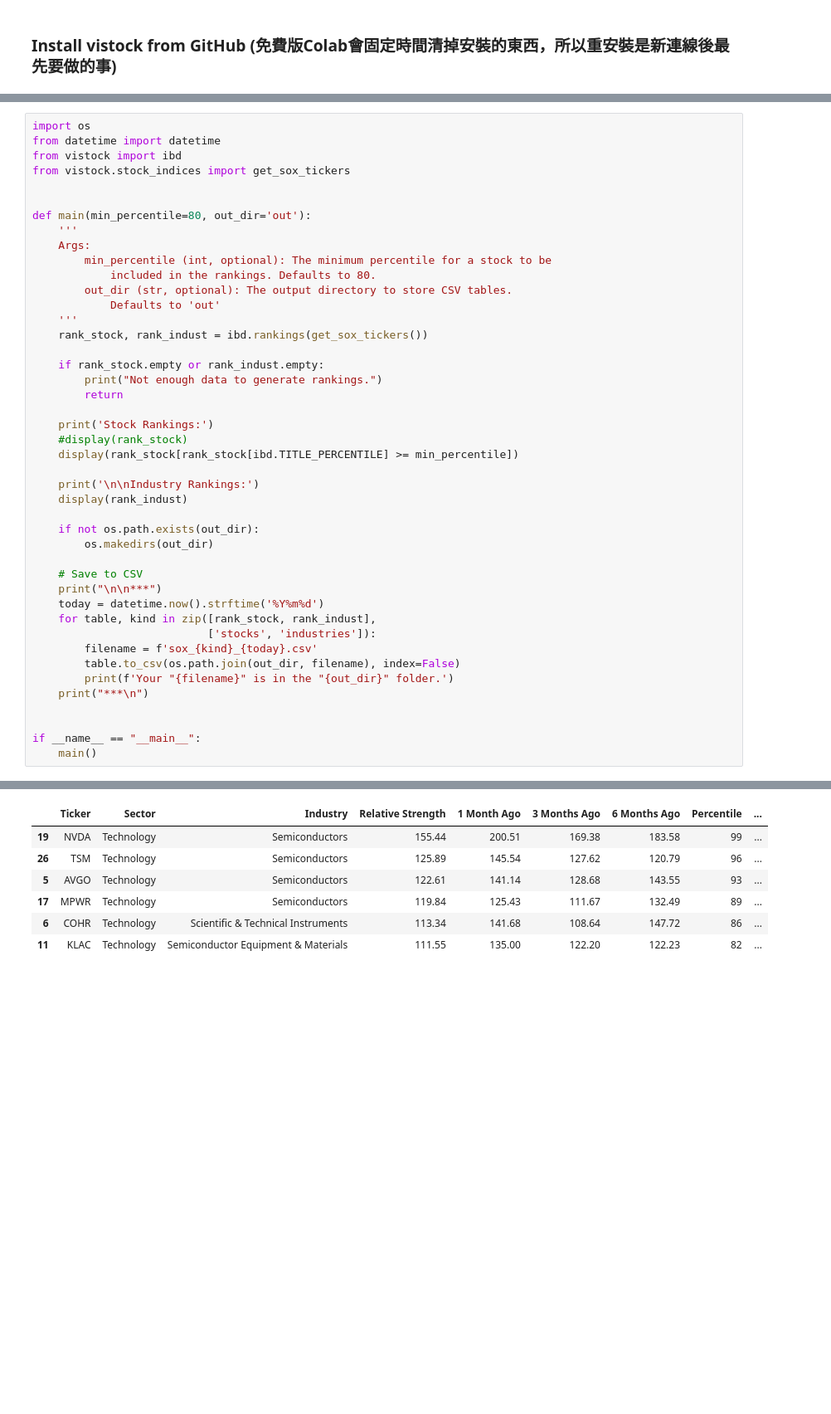
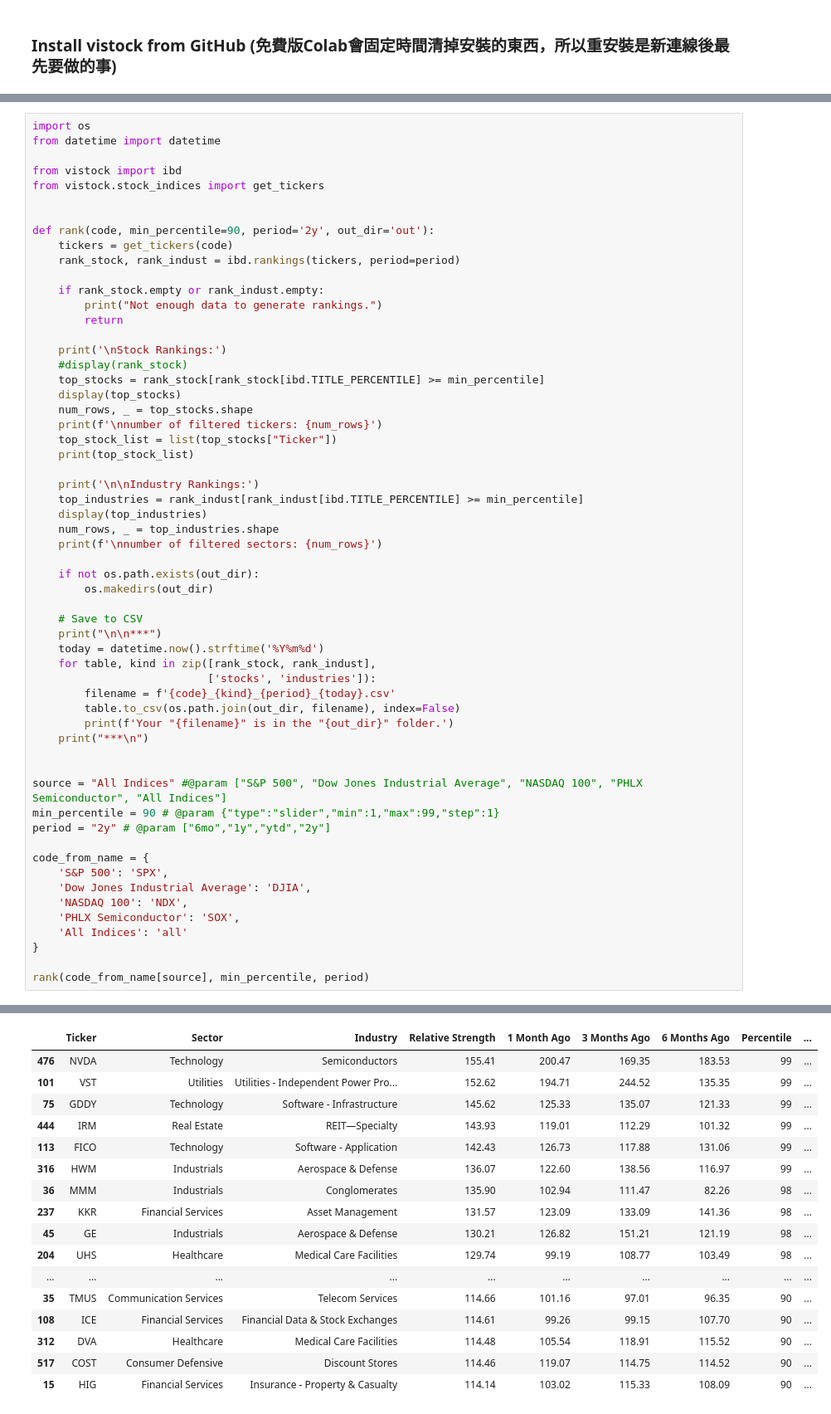
Before and after one commit to yorkjong/vistock, a Jupyter notebook: notebooks/ibd_demo.ipynb, the cells around one changed output, grey strips where cells are left out. Shown at 83% size. Cells and saved outputs as stored; diff of their text form; blank space fills up the shorter version.

Commit message:
Add a Form UI for IBD RS Rankings

```diff
--- a/notebooks/ibd_demo.ipynb
+++ b/notebooks/ibd_demo.ipynb
@@ -27,30 +27,33 @@ Requirement already satisfied: pyparsing>=2.3.1 in /usr/local/lib/python3.10/dis
 # %%
 import os
 from datetime import datetime
+
 from vistock import ibd
-from vistock.stock_indices import get_sox_tickers
+from vistock.stock_indices import get_tickers
 
 
-def main(min_percentile=80, out_dir='out'):
-    '''
-    Args:
-        min_percentile (int, optional): The minimum percentile for a stock to be
-            included in the rankings. Defaults to 80.
-        out_dir (str, optional): The output directory to store CSV tables.
-            Defaults to 'out'
-    '''
-    rank_stock, rank_indust = ibd.rankings(get_sox_tickers())
+def rank(code, min_percentile=90, period='2y', out_dir='out'):
+    tickers = get_tickers(code)
+    rank_stock, rank_indust = ibd.rankings(tickers, period=period)
 
     if rank_stock.empty or rank_indust.empty:
         print("Not enough data to generate rankings.")
         return
 
-    print('Stock Rankings:')
+    print('\nStock Rankings:')
     #display(rank_stock)
-    display(rank_stock[rank_stock[ibd.TITLE_PERCENTILE] >= min_percentile])
+    top_stocks = rank_stock[rank_stock[ibd.TITLE_PERCENTILE] >= min_percentile]
+    display(top_stocks)
+    num_rows, _ = top_stocks.shape
+    print(f'\nnumber of filtered tickers: {num_rows}')
+    top_stock_list = list(top_stocks["Ticker"])
+    print(top_stock_list)
 
     print('\n\nIndustry Rankings:')
-    display(rank_indust)
+    top_industries = rank_indust[rank_indust[ibd.TITLE_PERCENTILE] >= min_percentile]
+    display(top_industries)
+    num_rows, _ = top_industries.shape
+    print(f'\nnumber of filtered sectors: {num_rows}')
 
     if not os.path.exists(out_dir):
         os.makedirs(out_dir)
@@ -60,12 +63,23 @@ def main(min_percentile=80, out_dir='out'):
     today = datetime.now().strftime('%Y%m%d')
     for table, kind in zip([rank_stock, rank_indust],
                            ['stocks', 'industries']):
-        filename = f'sox_{kind}_{today}.csv'
+        filename = f'{code}_{kind}_{period}_{today}.csv'
         table.to_csv(os.path.join(out_dir, filename), index=False)
         print(f'Your "{filename}" is in the "{out_dir}" folder.')
     print("***\n")
 
 
-if __name__ == "__main__":
-    main()
+source = "All Indices" #@param ["S&P 500", "Dow Jones Industrial Average", "NASDAQ 100", "PHLX Semiconductor", "All Indices"]
+min_percentile = 90 # @param {"type":"slider","min":1,"max":99,"step":1}
+period = "2y" # @param ["6mo","1y","ytd","2y"]
+
+code_from_name = {
+    'S&P 500': 'SPX',
+    'Dow Jones Industrial Average': 'DJIA',
+    'NASDAQ 100': 'NDX',
+    'PHLX Semiconductor': 'SOX',
+    'All Indices': 'all'
+}
+
+rank(code_from_name[source], min_percentile, period)
 # %% [output]
@@ -73,7 +95,17 @@ Stock Rankings:
 |  | Ticker | Sector | Industry | Relative Strength | 1 Month Ago | 3 Months Ago | 6 Months Ago | Percentile | ... |
-| 19 | NVDA | Technology | Semiconductors | 155.44 | 200.51 | 169.38 | 183.58 | 99 | ... |
-| 26 | TSM | Technology | Semiconductors | 125.89 | 145.54 | 127.62 | 120.79 | 96 | ... |
-| 5 | AVGO | Technology | Semiconductors | 122.61 | 141.14 | 128.68 | 143.55 | 93 | ... |
-| 17 | MPWR | Technology | Semiconductors | 119.84 | 125.43 | 111.67 | 132.49 | 89 | ... |
-| 6 | COHR | Technology | Scientific & Technical Instruments | 113.34 | 141.68 | 108.64 | 147.72 | 86 | ... |
-| 11 | KLAC | Technology | Semiconductor Equipment & Materials | 111.55 | 135.00 | 122.20 | 122.23 | 82 | ... |
+| 476 | NVDA | Technology | Semiconductors | 155.41 | 200.47 | 169.35 | 183.53 | 99 | ... |
+| 101 | VST | Utilities | Utilities - Independent Power Pro... | 152.62 | 194.71 | 244.52 | 135.35 | 99 | ... |
+| 75 | GDDY | Technology | Software - Infrastructure | 145.62 | 125.33 | 135.07 | 121.33 | 99 | ... |
+| 444 | IRM | Real Estate | REIT—Specialty | 143.93 | 119.01 | 112.29 | 101.32 | 99 | ... |
+| 113 | FICO | Technology | Software - Application | 142.43 | 126.73 | 117.88 | 131.06 | 99 | ... |
+| 316 | HWM | Industrials | Aerospace & Defense | 136.07 | 122.60 | 138.56 | 116.97 | 99 | ... |
+| 36 | MMM | Industrials | Conglomerates | 135.90 | 102.94 | 111.47 | 82.26 | 98 | ... |
+| 237 | KKR | Financial Services | Asset Management | 131.57 | 123.09 | 133.09 | 141.36 | 98 | ... |
+| 45 | GE | Industrials | Aerospace & Defense | 130.21 | 126.82 | 151.21 | 121.19 | 98 | ... |
+| 204 | UHS | Healthcare | Medical Care Facilities | 129.74 | 99.19 | 108.77 | 103.49 | 98 | ... |
+| ... | ... | ... | ... | ... | ... | ... | ... | ... | ... |
+| 35 | TMUS | Communication Services | Telecom Services | 114.66 | 101.16 | 97.01 | 96.35 | 90 | ... |
+| 108 | ICE | Financial Services | Financial Data & Stock Exchanges | 114.61 | 99.26 | 99.15 | 107.70 | 90 | ... |
+| 312 | DVA | Healthcare | Medical Care Facilities | 114.48 | 105.54 | 118.91 | 115.52 | 90 | ... |
+| 517 | COST | Consumer Defensive | Discount Stores | 114.46 | 119.07 | 114.75 | 114.52 | 90 | ... |
+| 15 | HIG | Financial Services | Insurance - Property & Casualty | 114.14 | 103.02 | 115.33 | 108.09 | 90 | ... |
```
Also changed, not shown: parts of 6 cells of this notebook.
